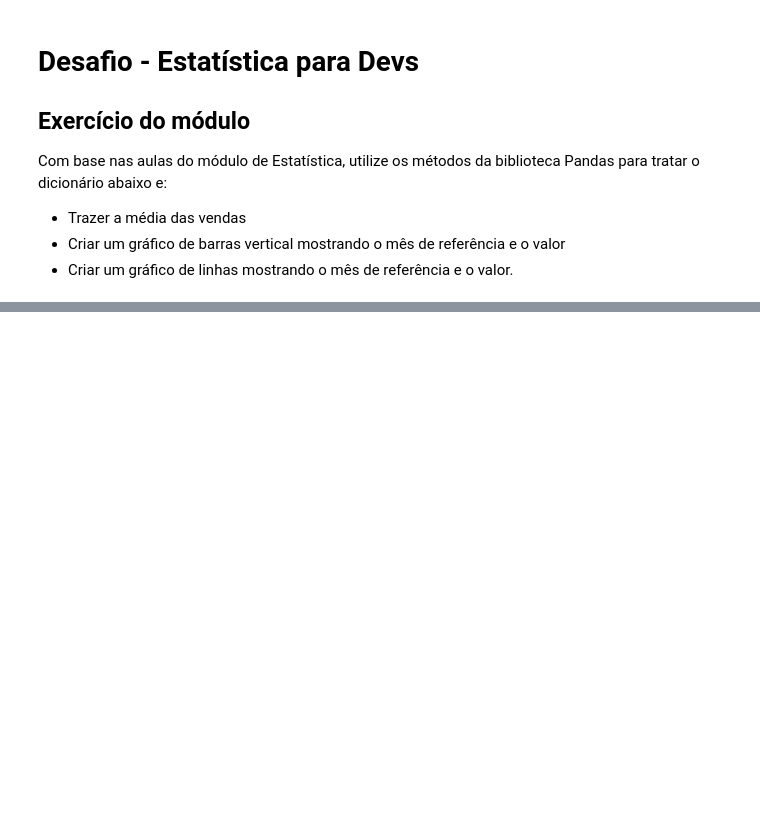
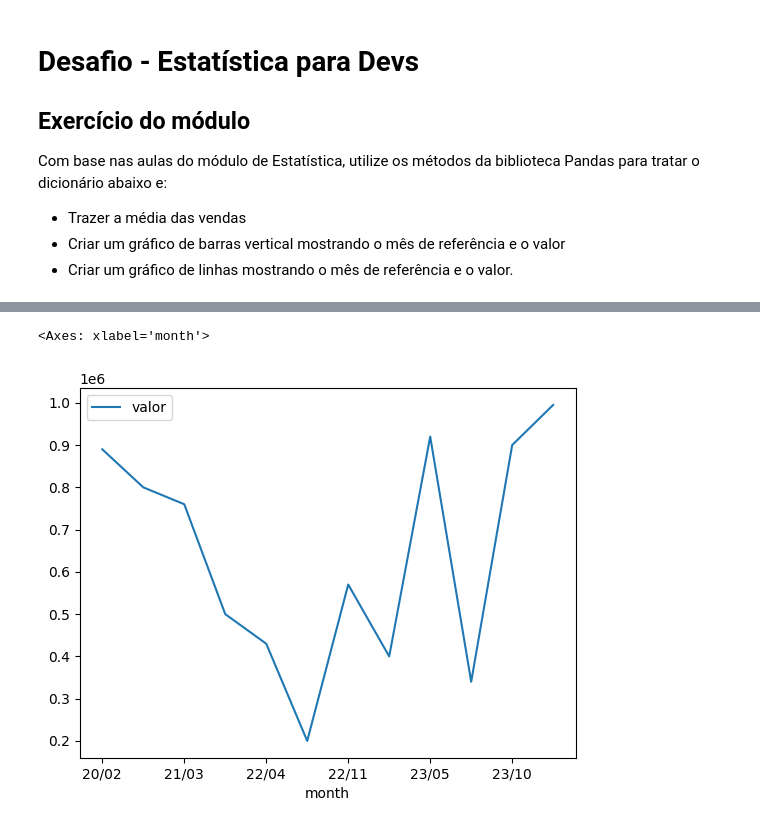
Before and after one commit to rcmonteiro/curso-ia-rocketseat, a Jupyter notebook: estatistica-devs/desafio.ipynb, the cells around one changed output, grey strips where cells are left out. Drawn from its saved outputs; the diff is of its cells as text; code cells hidden in the pictures; blank space fills up the shorter version.

```diff
--- a/estatistica-devs/desafio.ipynb
+++ b/estatistica-devs/desafio.ipynb
@@ -59,0 +77,6 @@ def_faturamento.info()
+# %%
+# Gráfico de linhas
+def_faturamento.plot.line(x='month', y='valor')
+# %% [output]
+<Axes: xlabel='month'>
+[figure, added]
```
Also changed, not shown: parts of 4 cells of this notebook.
